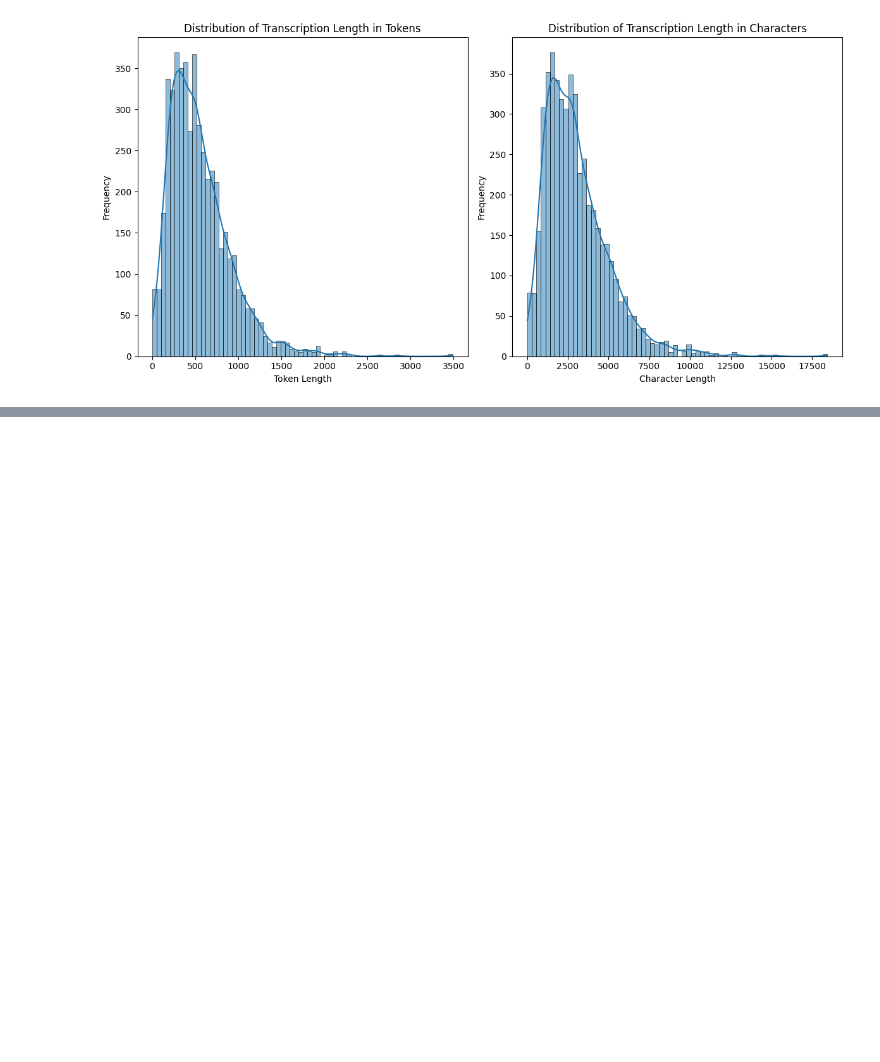
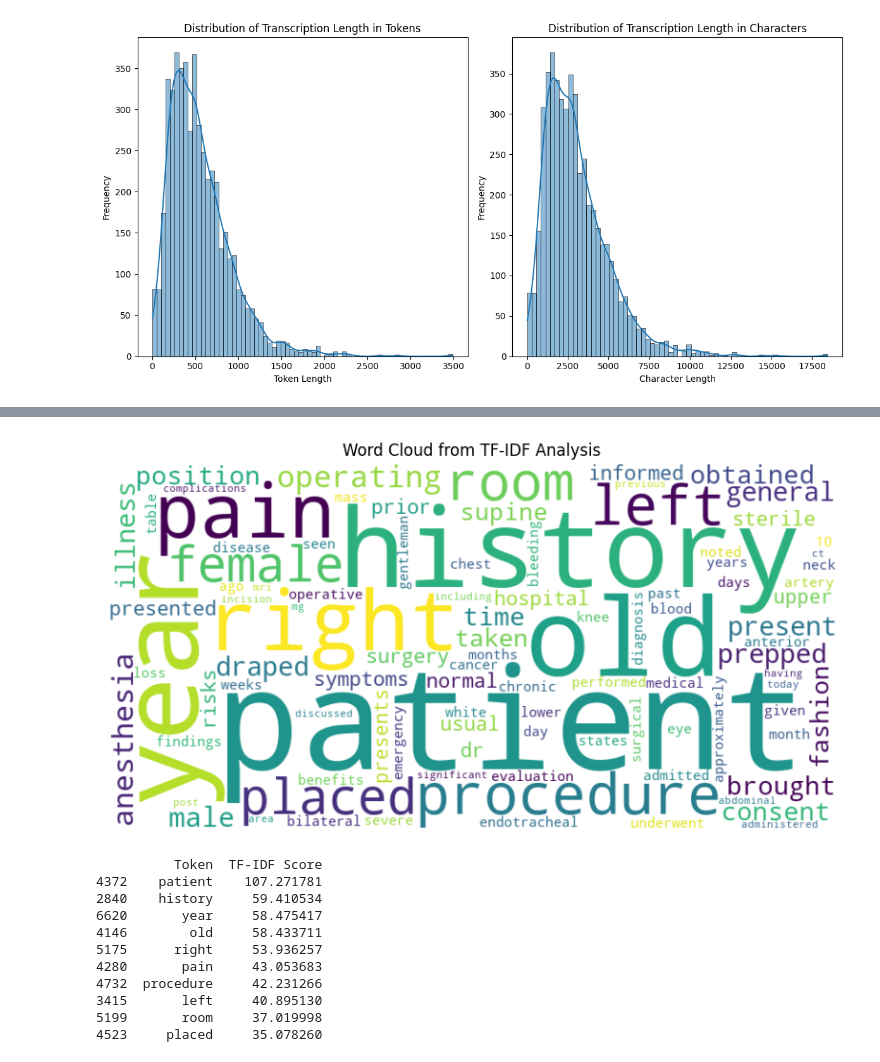
Before and after one commit to kkdresen/MasterThesis_MedTextPrivacy, a Jupyter notebook: EDA/Thesis_Med_&_Hugging_Face_EDA_ (2).ipynb, the cells around one changed output, grey strips where cells are left out. Cells and saved outputs as stored; diff of their text form; code cells hidden in the pictures; blank space fills up the shorter version.

```diff
--- a/EDA/Thesis_Med_&_Hugging_Face_EDA_ (2).ipynb
+++ b/EDA/Thesis_Med_&_Hugging_Face_EDA_ (2).ipynb
@@ -297,0 +713,75 @@ plot_transcription_length_distributions(length_metrics_df)
+# %%
+import pandas as pd
+from sklearn.feature_extraction.text import TfidfVectorizer
+from wordcloud import WordCloud
+import matplotlib.pyplot as plt
+
+def tfidf_analysis_and_wordcloud(df, column, max_words=100, top_n=10):
+    """
+    Generates a word cloud based on TF-IDF analysis of the specified column in the DataFrame.
+    Also outputs the top N tokens with the highest TF-IDF scores.
+
+    Parameters:
+    df (pd.DataFrame): The input DataFrame.
+    column (str): The name of the column containing text data.
+    max_words (int): The maximum number of words to display in the word cloud.
+    top_n (int): The number of top tokens to display based on TF-IDF scores.
+
+    Returns:
+    pd.DataFrame: DataFrame containing the top N tokens and their TF-IDF scores.
+    """
+    # Initialize the TF-IDF Vectorizer
+    vectorizer = TfidfVectorizer(stop_words='english')
+
+    # Fit and transform the text data
+    tfidf_matrix = vectorizer.fit_transform(df[column])
+
+    # Get the feature names (words)
+    feature_names = vectorizer.get_feature_names_out()
+
+    # Sum the TF-IDF scores for each word
+    tfidf_scores = tfidf_matrix.sum(axis=0).A1
+
+    # Create a dictionary of words and their corresponding TF-IDF scores
+    tfidf_dict = dict(zip(feature_names, tfidf_scores))
+
+    # Convert the dictionary to a DataFrame for easier analysis
+    tfidf_df = pd.DataFrame(list(tfidf_dict.items()), columns=['Token', 'TF-IDF Score'])
+
+    # Sort the DataFrame by TF-IDF Score in descending order
+    tfidf_df = tfidf_df.sort_values(by='TF-IDF Score', ascending=False)
+
+    # Get the top N tokens
+    top_tokens = tfidf_df.head(top_n)
+
+    # Generate the word cloud
+    wordcloud = WordCloud(width=800, height=400, max_words=max_words, background_color='white').generate_from_frequencies(tfidf_dict)
+
+    # Display the word cloud using matplotlib
+    plt.figure(figsize=(10, 5))
+    plt.imshow(wordcloud, interpolation='bilinear')
+    plt.axis('off')
+    plt.title('Word Cloud from TF-IDF Analysis')
+    plt.show()
+
+    # Output the top N tokens with the highest TF-IDF scores
+    return top_tokens
+
+# Call the function with the DataFrame and the column name
+top_tokens = tfidf_analysis_and_wordcloud(df, 'extracted_text')
+
+# Display the top tokens
+print(top_tokens)
+# %% [output]
+[figure, added]
+          Token  TF-IDF Score
+4372    patient    107.271781
+2840    history     59.410534
+6620       year     58.475417
+4146        old     58.433711
+5175      right     53.936257
+4280       pain     43.053683
+4732  procedure     42.231266
+3415       left     40.895130
+5199       room     37.019998
+4523     placed     35.078260
```
Also changed, not shown: parts of 42 cells of this notebook.
